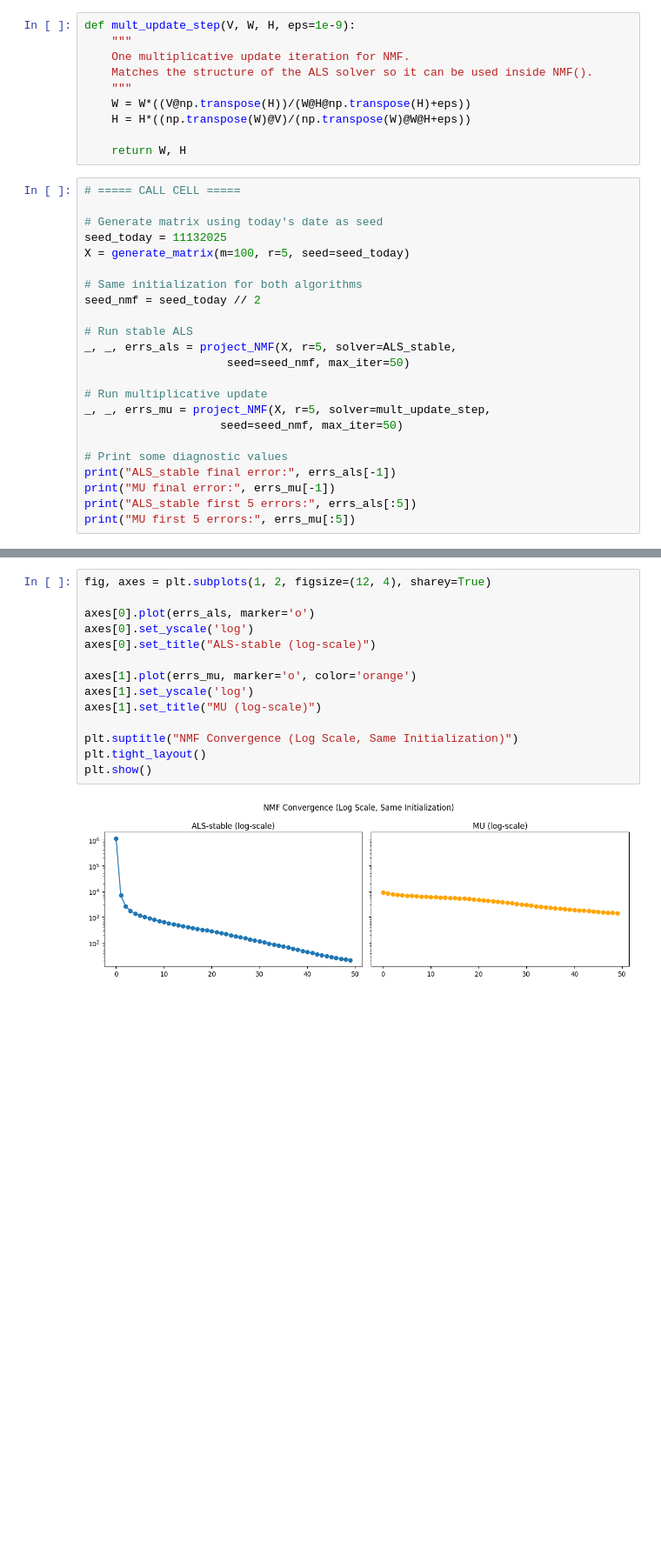
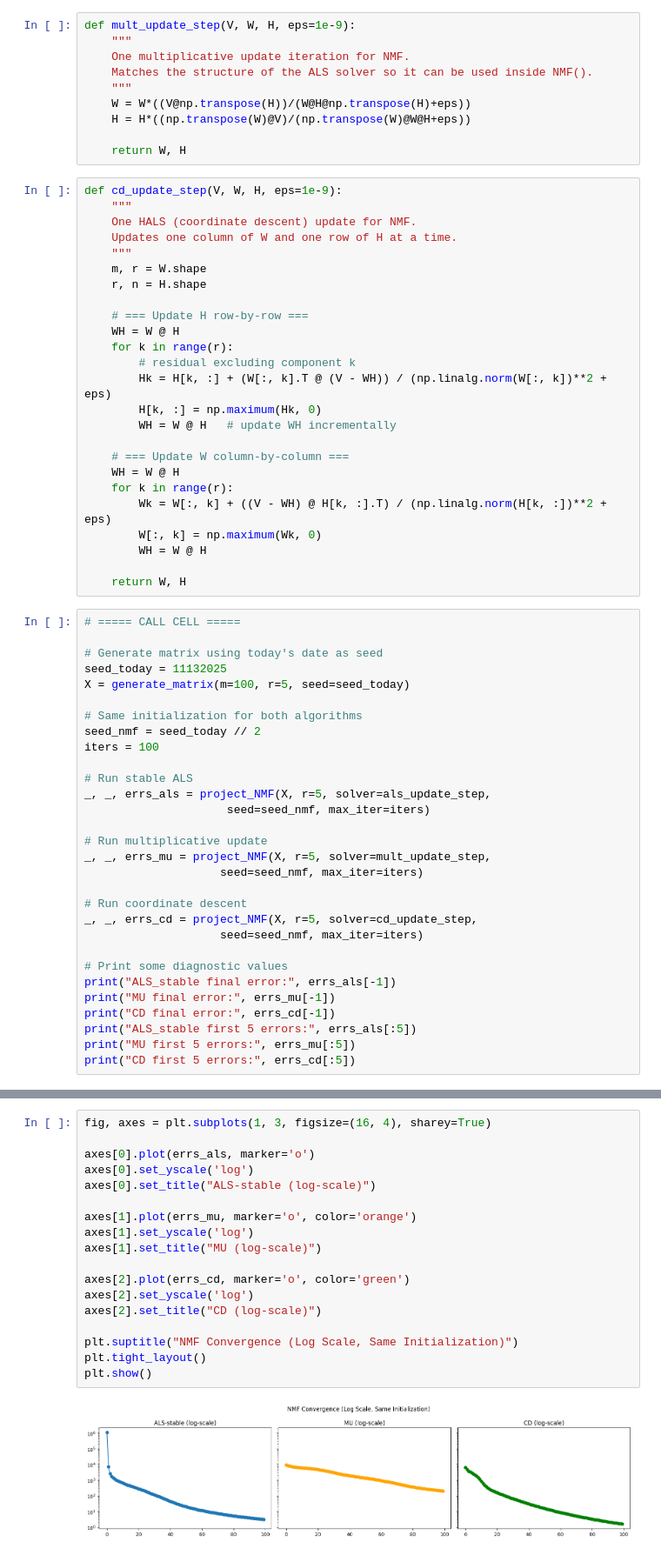
Before and after one commit to d-koding/nmf-algs, a Jupyter notebook: algorithms/ALS.ipynb, the cells around one changed output, grey strips where cells are left out. Shown: that part at 87% size. Cells and saved outputs as stored; diff of their text form; blank space fills up the shorter version.

```diff
--- a/algorithms/ALS.ipynb
+++ b/algorithms/ALS.ipynb
@@ -103,6 +97,31 @@ def mult_update_step(V, W, H, eps=1e-9):
     H = H*((np.transpose(W)@V)/(np.transpose(W)@W@H+eps))
 
     return W, H
+# %%
+def cd_update_step(V, W, H, eps=1e-9):
+    """
+    One HALS (coordinate descent) update for NMF.
+    Updates one column of W and one row of H at a time.
+    """
+    m, r = W.shape
+    r, n = H.shape
+
+    # === Update H row-by-row ===
+    WH = W @ H
+    for k in range(r):
+        # residual excluding component k
+        Hk = H[k, :] + (W[:, k].T @ (V - WH)) / (np.linalg.norm(W[:, k])**2 + eps)
+        H[k, :] = np.maximum(Hk, 0)
+        WH = W @ H   # update WH incrementally
+
+    # === Update W column-by-column ===
+    WH = W @ H
+    for k in range(r):
+        Wk = W[:, k] + ((V - WH) @ H[k, :].T) / (np.linalg.norm(H[k, :])**2 + eps)
+        W[:, k] = np.maximum(Wk, 0)
+        WH = W @ H
+
+    return W, H
 # %%
 # ===== CALL CELL =====
 
@@ -112,18 +131,25 @@ X = generate_matrix(m=100, r=5, seed=seed_today)
 
 # Same initialization for both algorithms
 seed_nmf = seed_today // 2
+iters = 100
 
 # Run stable ALS
-_, _, errs_als = project_NMF(X, r=5, solver=ALS_stable,
-                     seed=seed_nmf, max_iter=50)
+_, _, errs_als = project_NMF(X, r=5, solver=als_update_step,
+                     seed=seed_nmf, max_iter=iters)
 
 # Run multiplicative update
 _, _, errs_mu = project_NMF(X, r=5, solver=mult_update_step,
-                    seed=seed_nmf, max_iter=50)
+                    seed=seed_nmf, max_iter=iters)
+
+# Run coordinate descent
+_, _, errs_cd = project_NMF(X, r=5, solver=cd_update_step,
+                    seed=seed_nmf, max_iter=iters)
 
 # Print some diagnostic values
 print("ALS_stable final error:", errs_als[-1])
 print("MU final error:", errs_mu[-1])
+print("CD final error:", errs_cd[-1])
 print("ALS_stable first 5 errors:", errs_als[:5])
 print("MU first 5 errors:", errs_mu[:5])
+print("CD first 5 errors:", errs_cd[:5])
 # %% [output]
@@ -157,17 +219,21 @@ plt.show()
 # %%
-fig, axes = plt.subplots(1, 2, figsize=(12, 4), sharey=True)
+fig, axes = plt.subplots(1, 3, figsize=(16, 4), sharey=True)
 
 axes[0].plot(errs_als, marker='o')
 axes[0].set_yscale('log')
 axes[0].set_title("ALS-stable (log-scale)")
 
 axes[1].plot(errs_mu, marker='o', color='orange')
 axes[1].set_yscale('log')
 axes[1].set_title("MU (log-scale)")
 
+axes[2].plot(errs_cd, marker='o', color='green')
+axes[2].set_yscale('log')
+axes[2].set_title("CD (log-scale)")
+
 plt.suptitle("NMF Convergence (Log Scale, Same Initialization)")
 plt.tight_layout()
 plt.show()
 # %% [output]
-[figure, old version]
+[figure, new version]
 # %%
```
Also changed, not shown: parts of 15 cells of this notebook.
